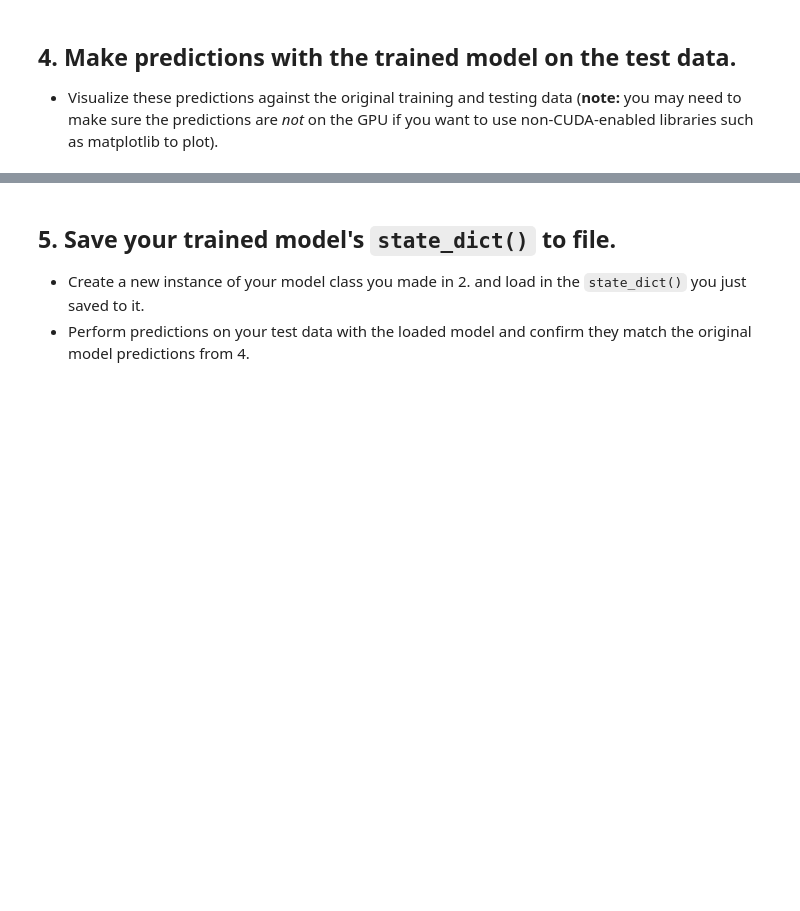
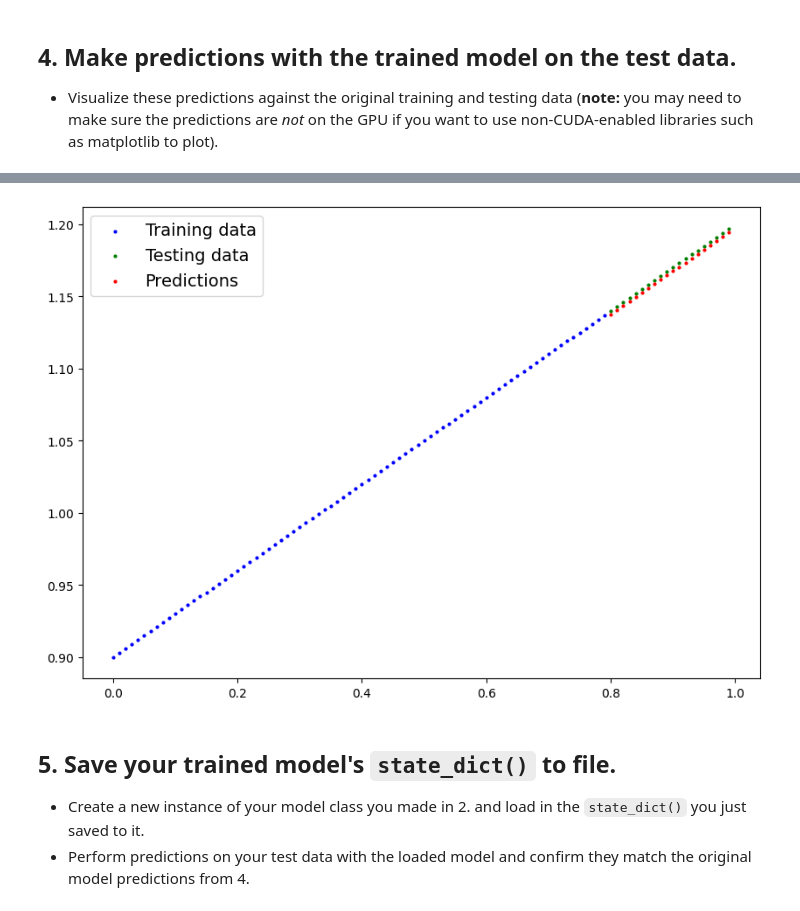
Before and after one commit to vn-thaouyen/pytorch-deep-learning, a Jupyter notebook: extras/exercises/01_pytorch_workflow_exercises.ipynb, the cells around one changed output, grey strips where cells are left out. Saved outputs shown, nothing was run; the diff lists cells and outputs as text; code cells hidden in the pictures; blank space fills up the shorter version.

Commit message:
save and load model for inference

```diff
--- a/extras/exercises/01_pytorch_workflow_exercises.ipynb
+++ b/extras/exercises/01_pytorch_workflow_exercises.ipynb
@@ -226,3 +226,8 @@ Epoch: 280 | Train loss: 0.001 | Test loss: 0.001
   * Visualize these predictions against the original training and testing data (**note:** you may need to make sure the predictions are *not* on the GPU if you want to use non-CUDA-enabled libraries such as matplotlib to plot).
 # %%
 # Make predictions with the model
+model_0.eval()
+with torch.inference_mode():
+  y_preds = model_0(X_test)
+
+y_preds
@@ -229,5 +255,8 @@ Epoch: 280 | Train loss: 0.001 | Test loss: 0.001
 # %%
 # Plot the predictions (these may need to be on a specific device)
+plot_predictions(predictions=y_preds.cpu())
+# %% [output]
+[figure, added]
 # %% [markdown]
 ## 5. Save your trained model's `state_dict()` to file.
   * Create a new instance of your model class you made in 2. and load in the `state_dict()` you just saved to it.
```
Also changed, not shown: parts of 4 cells of this notebook.
